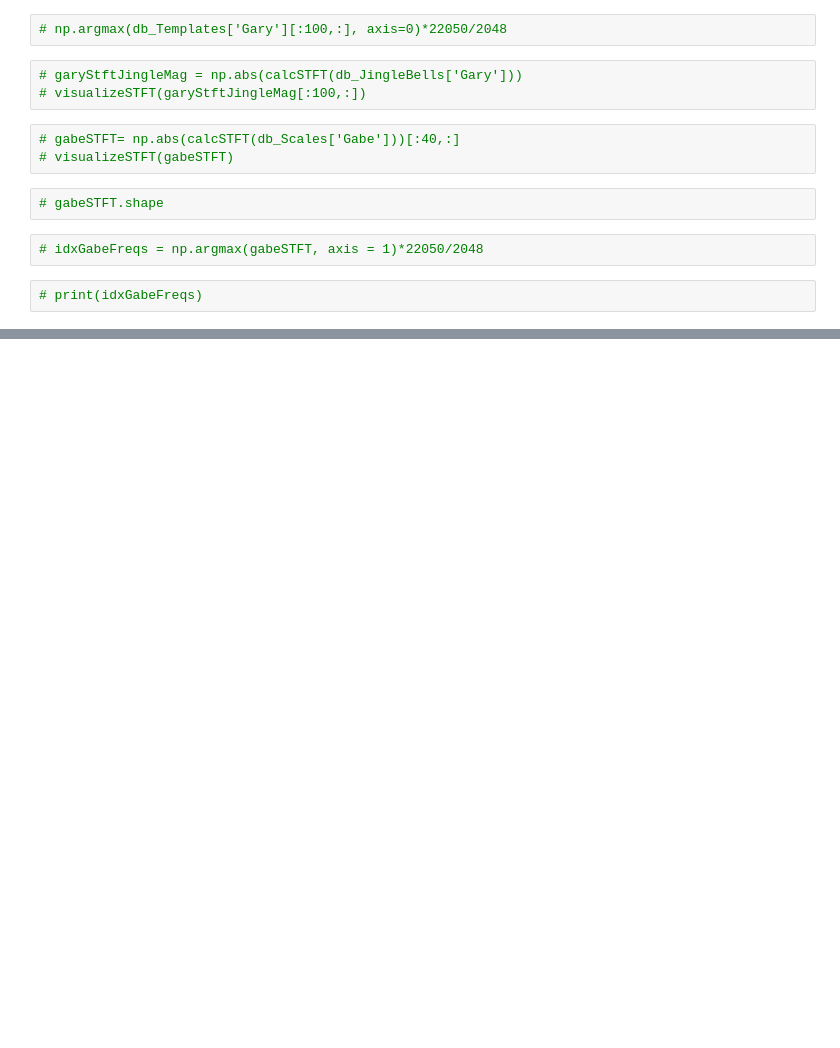
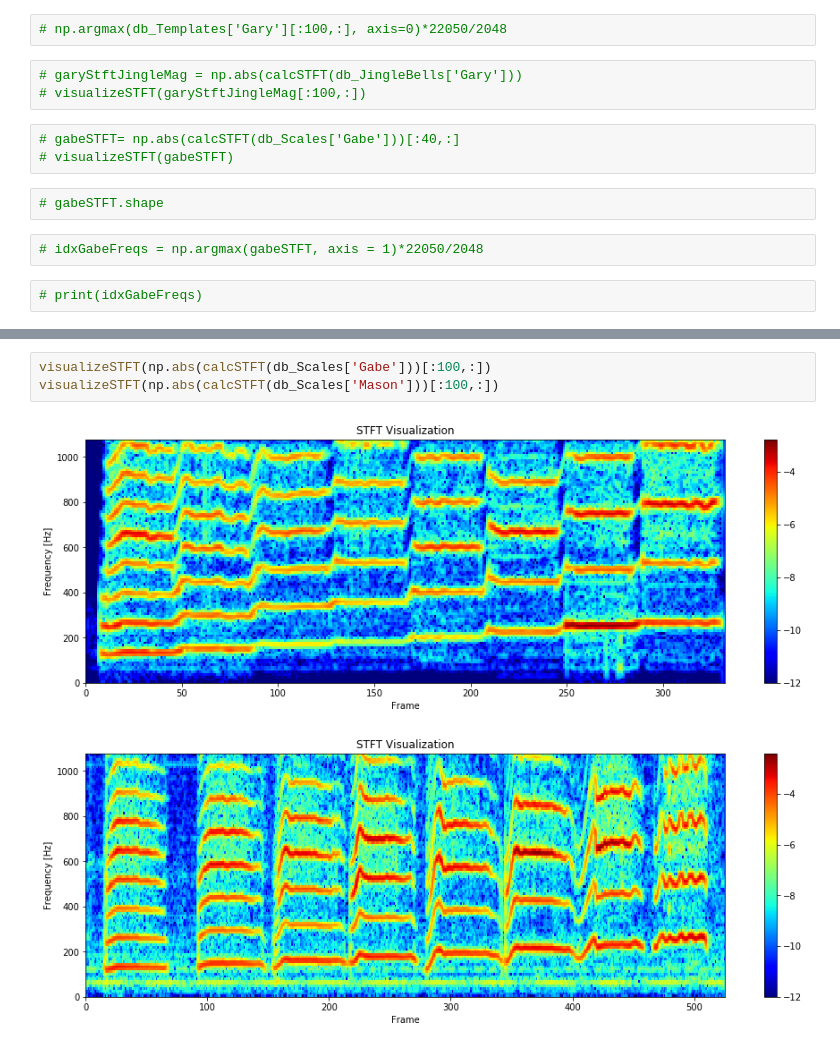
Before and after one commit to GabeQ/MusicStems, a Jupyter notebook: musicStemsFinalProj.ipynb, the cells around one changed output, grey strips where cells are left out. Cells and saved outputs as stored; diff of their text form; blank space fills up the shorter version.

```diff
--- a/musicStemsFinalProj.ipynb
+++ b/musicStemsFinalProj.ipynb
@@ -771,0 +921,6 @@ def calculateSingerFixedW(db_Queries, db_Templates):
+# %%
+visualizeSTFT(np.abs(calcSTFT(db_Scales['Gabe']))[:100,:])
+visualizeSTFT(np.abs(calcSTFT(db_Scales['Mason']))[:100,:])
+# %% [output]
+[figure, added]
+[figure, added]
```
Also changed, not shown: parts of 53 cells of this notebook, 2 other files.
